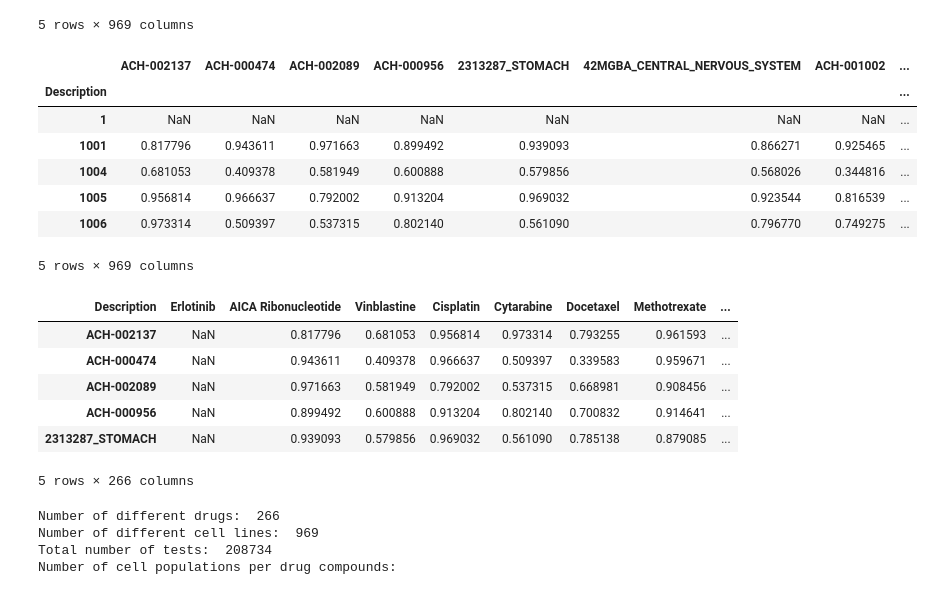
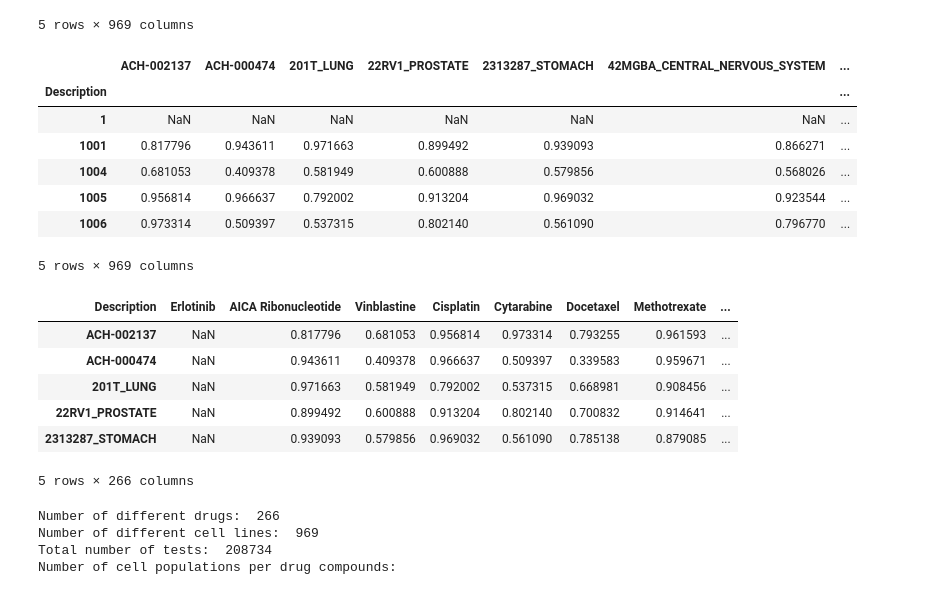
Before and after one commit to oskaradermecker/DataX_Drug_Response, a Jupyter notebook: Dataset comparison.ipynb, the cells around one changed output. Saved outputs shown, nothing was run; the diff lists cells and outputs as text; code cells hidden in the pictures.

```diff
--- a/Dataset comparison.ipynb
+++ b/Dataset comparison.ipynb
@@ -231,22 +231,25 @@ response3.head()
 # %%
 ## Create a dictionary to convert the column names (ACH-...) into cell population names using the "sample_info" file.
 
-depmap = pd.read_csv("data/Depmap Project/sample_info.csv")
-conversion_dict = depmap[["Broad_ID","CCLE_name"]].set_index("Broad_ID").to_dict()['CCLE_name']
+depmap1 = pd.read_csv("data/Depmap Project/sample_info.csv")
+depmap2 = pd.read_csv("data/CCLE/CCLE_Cell_lines.txt", sep = "\t")
+conversion_dict1 = depmap[["Broad_ID","CCLE_name"]].set_index("Broad_ID")
+conversion_dict2 = depmap2[["depMapID","CCLE_ID"]].set_index("depMapID")
+conversion_dict = pd.concat([conversion_dict1,conversion_dict2.rename(index = str, columns = {"CCLE_ID":"CCLE_name"})]).reset_index(drop=False).drop_duplicates().set_index("index").to_dict()['CCLE_name']
 conversion_dict = {k: v for k, v in conversion_dict.items() if pd.Series(v).notna().all()} #to get rid of the entries corresponding to nan values
 
 # Replace the names of the cell lines. We notice a lot of missing values.
 
 response3.rename(index = str, columns = conversion_dict, inplace = True)
 response3.head()
 # %% [output]
-|  | ACH-002137 | ACH-000474 | ACH-002089 | ACH-000956 | 2313287_STOMACH | 42MGBA_CENTRAL_NERVOUS_SYSTEM | ACH-001002 | ... |
-| Description |  |  |  |  |  |  |  | ... |
-| 1 | NaN | NaN | NaN | NaN | NaN | NaN | NaN | ... |
-| 1001 | 0.817796 | 0.943611 | 0.971663 | 0.899492 | 0.939093 | 0.866271 | 0.925465 | ... |
-| 1004 | 0.681053 | 0.409378 | 0.581949 | 0.600888 | 0.579856 | 0.568026 | 0.344816 | ... |
-| 1005 | 0.956814 | 0.966637 | 0.792002 | 0.913204 | 0.969032 | 0.923544 | 0.816539 | ... |
-| 1006 | 0.973314 | 0.509397 | 0.537315 | 0.802140 | 0.561090 | 0.796770 | 0.749275 | ... |
+|  | ACH-002137 | ACH-000474 | 201T_LUNG | 22RV1_PROSTATE | 2313287_STOMACH | 42MGBA_CENTRAL_NERVOUS_SYSTEM | ... |
+| Description |  |  |  |  |  |  | ... |
+| 1 | NaN | NaN | NaN | NaN | NaN | NaN | ... |
+| 1001 | 0.817796 | 0.943611 | 0.971663 | 0.899492 | 0.939093 | 0.866271 | ... |
+| 1004 | 0.681053 | 0.409378 | 0.581949 | 0.600888 | 0.579856 | 0.568026 | ... |
+| 1005 | 0.956814 | 0.966637 | 0.792002 | 0.913204 | 0.969032 | 0.923544 | ... |
+| 1006 | 0.973314 | 0.509397 | 0.537315 | 0.802140 | 0.561090 | 0.796770 | ... |
 5 rows × 969 columns
 # %%
 # Replace the names of the drugs
@@ -260,8 +263,8 @@ response3.head()
 | Description | Erlotinib | AICA Ribonucleotide | Vinblastine | Cisplatin | Cytarabine | Docetaxel | Methotrexate | ... |
 | ACH-002137 | NaN | 0.817796 | 0.681053 | 0.956814 | 0.973314 | 0.793255 | 0.961593 | ... |
 | ACH-000474 | NaN | 0.943611 | 0.409378 | 0.966637 | 0.509397 | 0.339583 | 0.959671 | ... |
-| ACH-002089 | NaN | 0.971663 | 0.581949 | 0.792002 | 0.537315 | 0.668981 | 0.908456 | ... |
-| ACH-000956 | NaN | 0.899492 | 0.600888 | 0.913204 | 0.802140 | 0.700832 | 0.914641 | ... |
+| 201T_LUNG | NaN | 0.971663 | 0.581949 | 0.792002 | 0.537315 | 0.668981 | 0.908456 | ... |
+| 22RV1_PROSTATE | NaN | 0.899492 | 0.600888 | 0.913204 | 0.802140 | 0.700832 | 0.914641 | ... |
 | 2313287_STOMACH | NaN | 0.939093 | 0.579856 | 0.969032 | 0.561090 | 0.785138 | 0.879085 | ... |
 5 rows × 266 columns
 # %%
```
Also changed, not shown: parts of 11 cells of this notebook.
